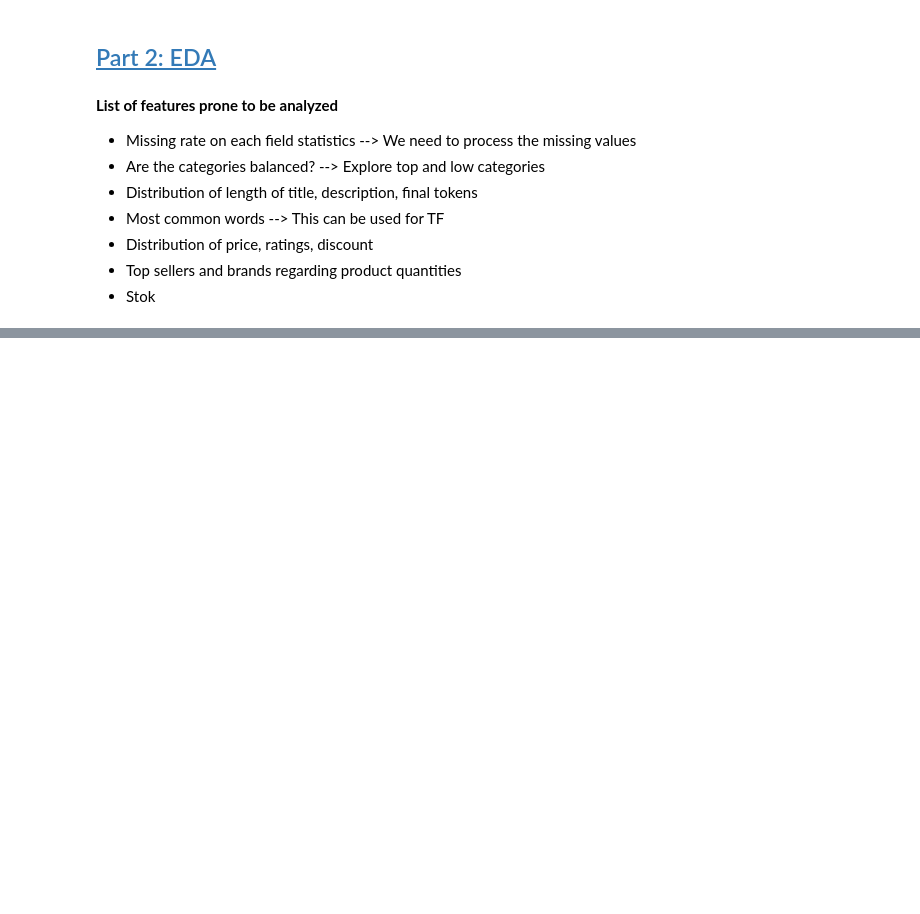
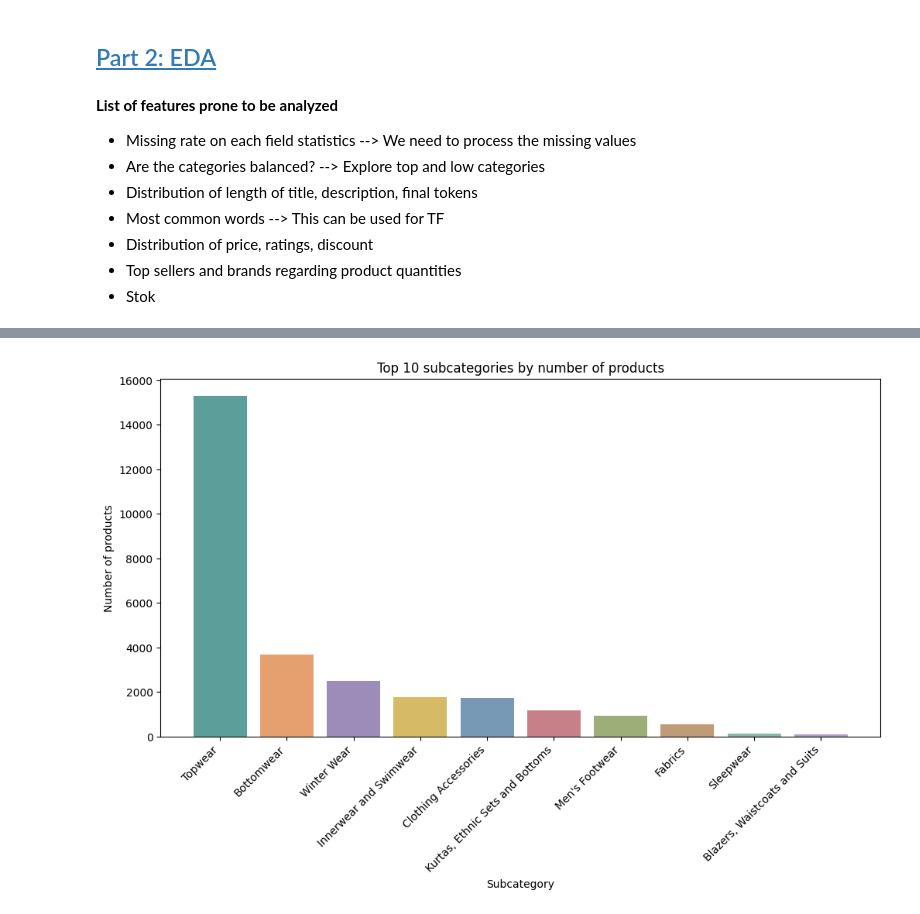
Before and after one commit to froggyalchemist/irwa-search-engine, a Jupyter notebook: project_progress/part_1/preprocessing.ipynb, the cells around one changed output, grey strips where cells are left out. Saved outputs shown, nothing was run; the diff lists cells and outputs as text; code cells hidden in the pictures; blank space fills up the shorter version.

```diff
--- a/project_progress/part_1/preprocessing.ipynb
+++ b/project_progress/part_1/preprocessing.ipynb
@@ -250,0 +278,20 @@ print(f"✅ Saved 2 files to {data_dir}")
+# %%
+subcategory_counts = df["sub_category"].value_counts()
+top_subcategories = subcategory_counts.head(10)
+
+plt.figure(figsize=(12, 6))
+subcategory_palette = ["#5B9E9A", "#E6A06F", "#9B8CB9", "#D7BA65",
+                       "#7899B5", "#C88088", "#9DAE78", "#BF9B78",
+                       "#89B8AD", "#B49DC1"]
+subcategory_colors = {name: subcategory_palette[i % len(subcategory_palette)]
+                      for i, name in enumerate(subcategory_counts.index)}
+plt.bar(top_subcategories.index, top_subcategories.values,
+        color=[subcategory_colors[name] for name in top_subcategories.index])
+plt.title("Top 10 subcategories by number of products")
+plt.xlabel("Subcategory")
+plt.ylabel("Number of products")
+plt.xticks(rotation=45, ha="right")
+# plt.tight_layout()
+plt.show()
+# %% [output]
+[figure, added]
```
Also changed, not shown: parts of 17 cells of this notebook, 3 other files.
